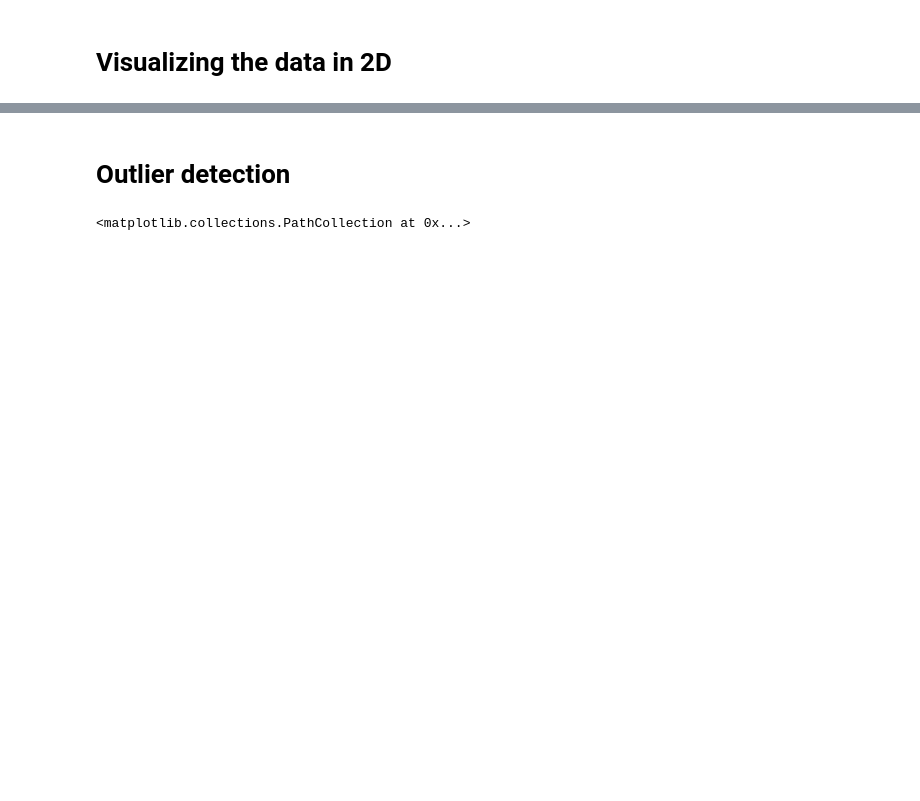
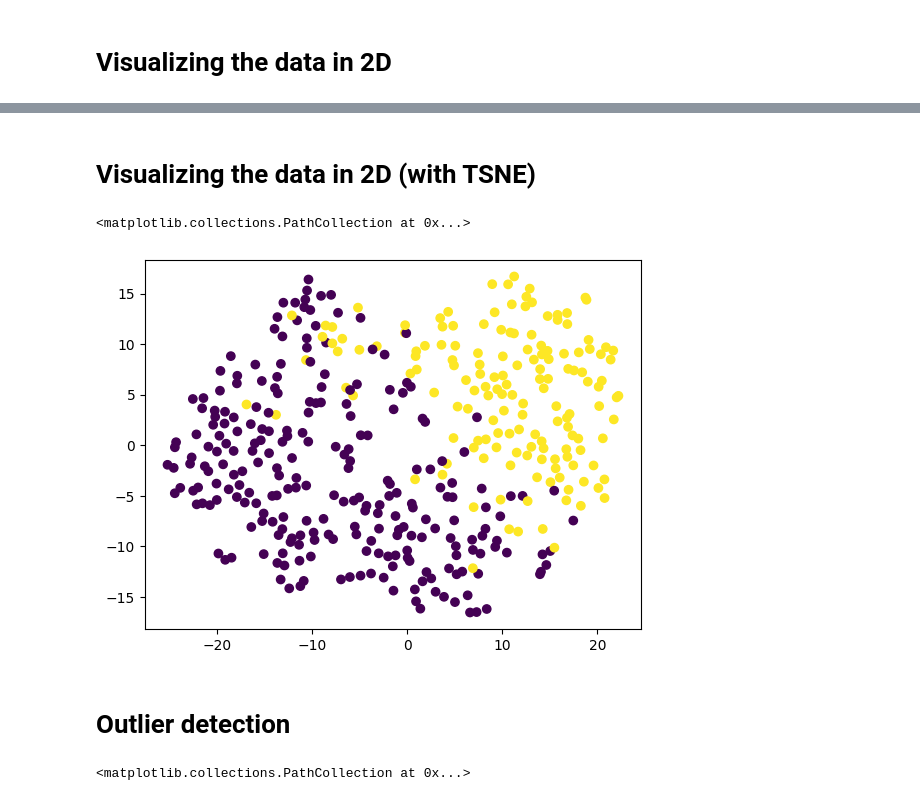
Before and after one commit to w4bo/AA2425-unibo-mldm, a Jupyter notebook: slides/lab-09-breastcancer.solution.ipynb, the cells around one changed output, grey strips where cells are left out. Cells and saved outputs as stored; diff of their text form; code cells hidden in the pictures; blank space fills up the shorter version.

```diff
--- a/slides/lab-09-breastcancer.solution.ipynb
+++ b/slides/lab-09-breastcancer.solution.ipynb
@@ -370,3 +384,20 @@ plt.scatter(
+# %% [markdown]
+# Visualizing the data in 2D (with TSNE)
+# %%
+from sklearn.manifold import TSNE
+
+tsne = TSNE(n_components=2, random_state=seed)
+result = tsne.fit_transform(X_train)
+
+plt.scatter(
+    x=result[:,0],
+    y=result[:,1],
+    c=y_train,
+    cmap='viridis'
+)
+# %% [output]
+<matplotlib.collections.PathCollection at 0x...>
+[figure, added]
 # %% [markdown]
 # Outlier detection
 # %%
```
Also changed, not shown: parts of 20 cells of this notebook.
